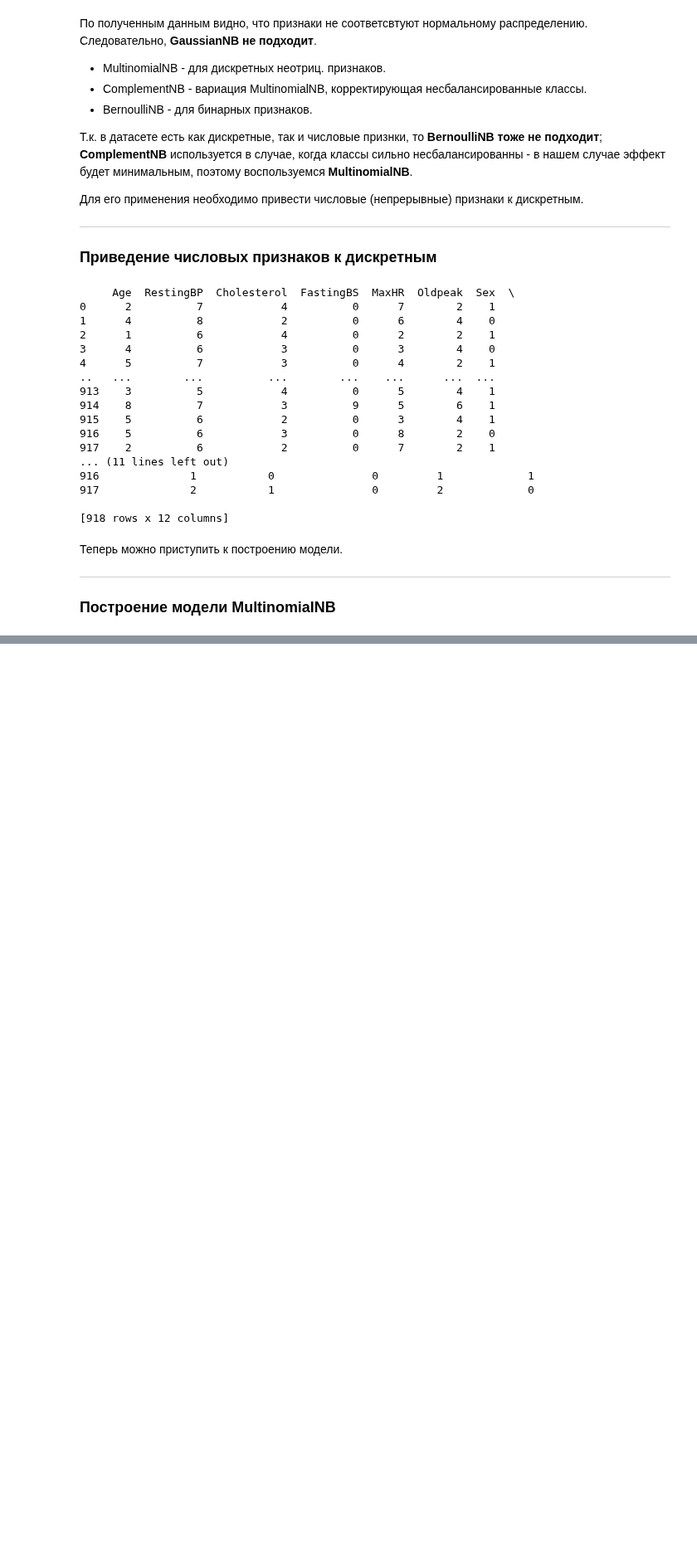
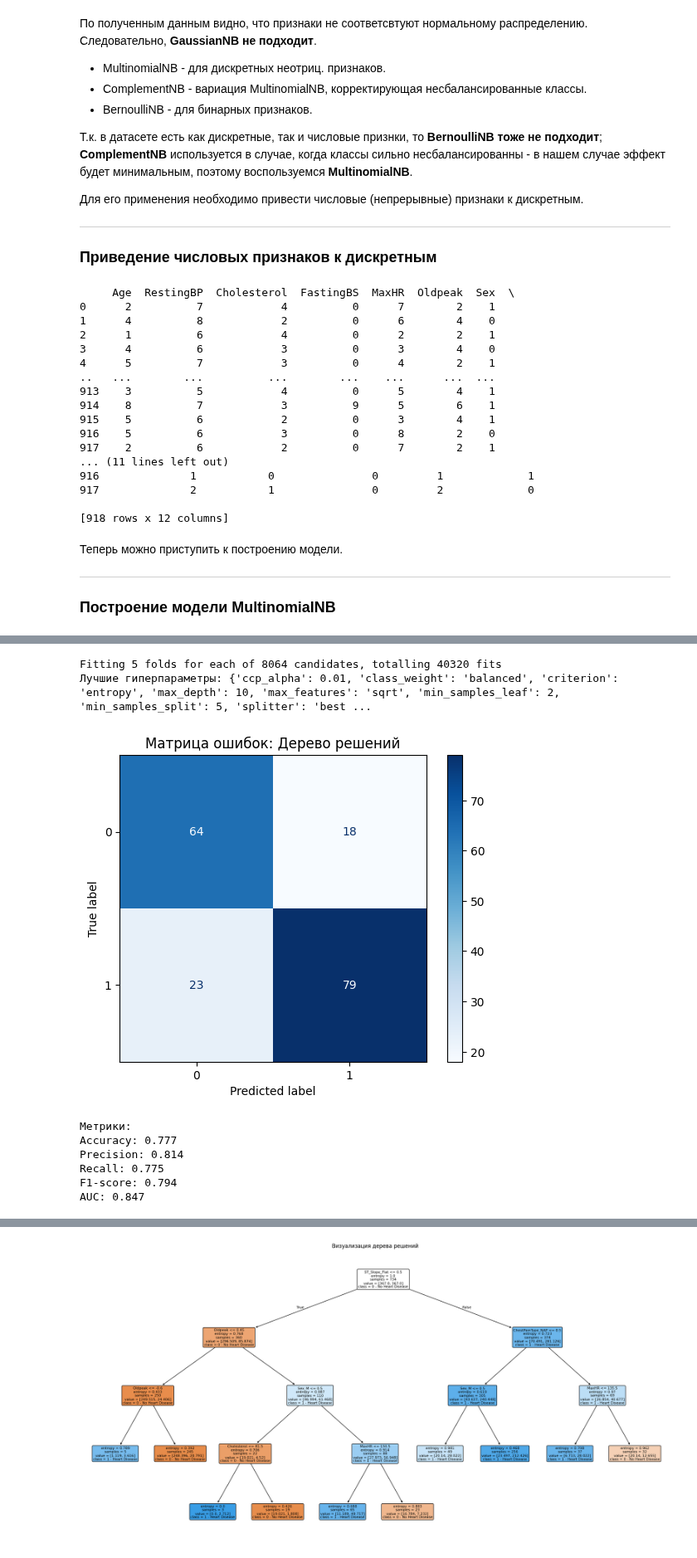
Before and after one commit to rochaldo1/Machine_Learning, a Jupyter notebook: labs/lab_3.ipynb, the cells around one changed output, grey strips where cells are left out. Shown at 83% size. Drawn from its saved outputs; the diff is of its cells as text; code cells hidden in the pictures; blank space fills up the shorter version.

```diff
--- a/labs/lab_3.ipynb
+++ b/labs/lab_3.ipynb
@@ -408,0 +413,75 @@ AUC: 0.847
+# %%
+from sklearn.tree import DecisionTreeClassifier, plot_tree
+
+X = df_onehot.drop('HeartDisease', axis=1)
+y = df_onehot['HeartDisease']
+
+X_train, X_test, y_train, y_test = train_test_split(X, y, test_size=0.2, random_state=42, stratify=y)
+
+param_grid = {
+    'criterion': ['gini', 'entropy', 'log_loss'],
+    'splitter': ['best', 'random'],
+    'max_depth': [None, 3, 5, 7, 10, 15, 20],
+    'min_samples_split': [2, 5, 10, 20],
+    'min_samples_leaf': [1, 2, 5, 10],
+    'max_features': [None, 'sqrt', 'log2'],
+    'class_weight': ['balanced'],
+    'ccp_alpha': [0.0, 0.001, 0.01, 0.1]
+}
+
+dt = DecisionTreeClassifier(random_state=42)
+
+grid_search = GridSearchCV(dt, param_grid, cv=5, scoring='f1', n_jobs=-1, verbose=1)
+grid_search.fit(X_train, y_train)
+
+dt = grid_search.best_estimator_
+print('Лучшие гиперпараметры:', grid_search.best_params_)
+
+y_pred = dt.predict(X_test)
+y_prob = dt.predict_proba(X_test)[:, 1]
+
+cm = confusion_matrix(y_test, y_pred)
+disp = ConfusionMatrixDisplay(confusion_matrix=cm, display_labels=dt.classes_)
+disp.plot(cmap=plot.cm.Blues)
+plot.title('Матрица ошибок: Дерево решений')
+plot.show()
+
+accuracy = accuracy_score(y_test, y_pred)
+precision = precision_score(y_test, y_pred)
+recall = recall_score(y_test, y_pred)
+f1 = f1_score(y_test, y_pred)
+
+print('Метрики:')
+print(f"Accuracy: {accuracy:.3f}")
+print(f"Precision: {precision:.3f}")
+print(f"Recall: {recall:.3f}")
+print(f"F1-score: {f1:.3f}")
+
+fpr, tpr, thresholds = roc_curve(y_test, y_prob)
+roc_auc = auc(fpr, tpr)
+
+print(f'AUC: {roc_auc:.3f}')
+
+plot.figure(figsize=(8,8))
+plot.plot(fpr, tpr, color='blue', lw=2, label=f'ROC curve (AUC = {roc_auc:.3f})')
+plot.plot([0, 1], [0, 1], color='grey', lw=1, linestyle='--')
+plot.xlabel('False Positive Rate')
+plot.ylabel('True Positive Rate')
+plot.title('ROC-кривая для дерева решений')
+plot.legend(loc="lower right")
+plot.show()
+
+plot.figure(figsize=(24, 12))
+plot_tree(dt, feature_names=X.columns, class_names=['0 - No Heart Disease', '1 - Heart Disease'], filled=True, rounded=True, fontsize=8)
+plot.title("Визуализация дерева решений")
+plot.show()
+# %% [output]
+Fitting 5 folds for each of 8064 candidates, totalling 40320 fits
+Лучшие гиперпараметры: {'ccp_alpha': 0.01, 'class_weight': 'balanced', 'criterion': 'entropy', 'max_depth': 10, 'max_features': 'sqrt', 'min_samples_leaf': 2, 'min_samples_split': 5, 'splitter': 'best ...
+[figure, added]
+Метрики:
+Accuracy: 0.777
+Precision: 0.814
+Recall: 0.775
+F1-score: 0.794
+AUC: 0.847
@@ -408,0 +489 @@ AUC: 0.847
+[figure, added]
```
Also changed, not shown: parts of 9 cells of this notebook.
